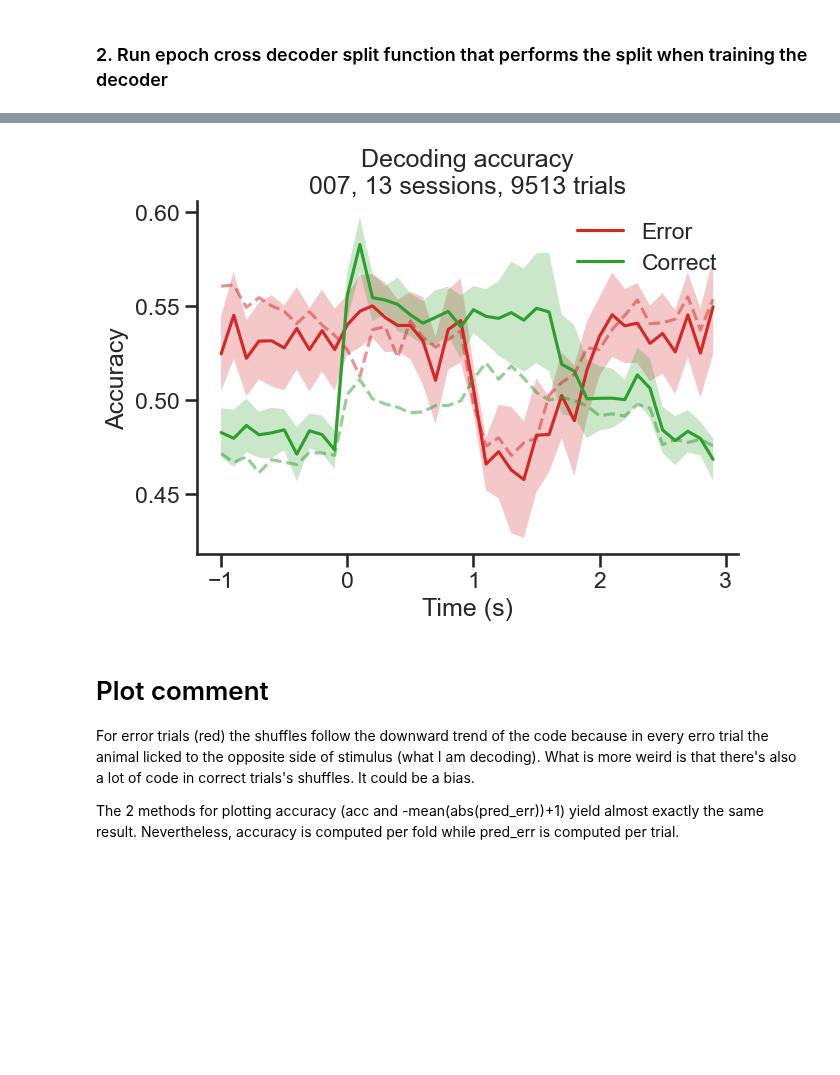
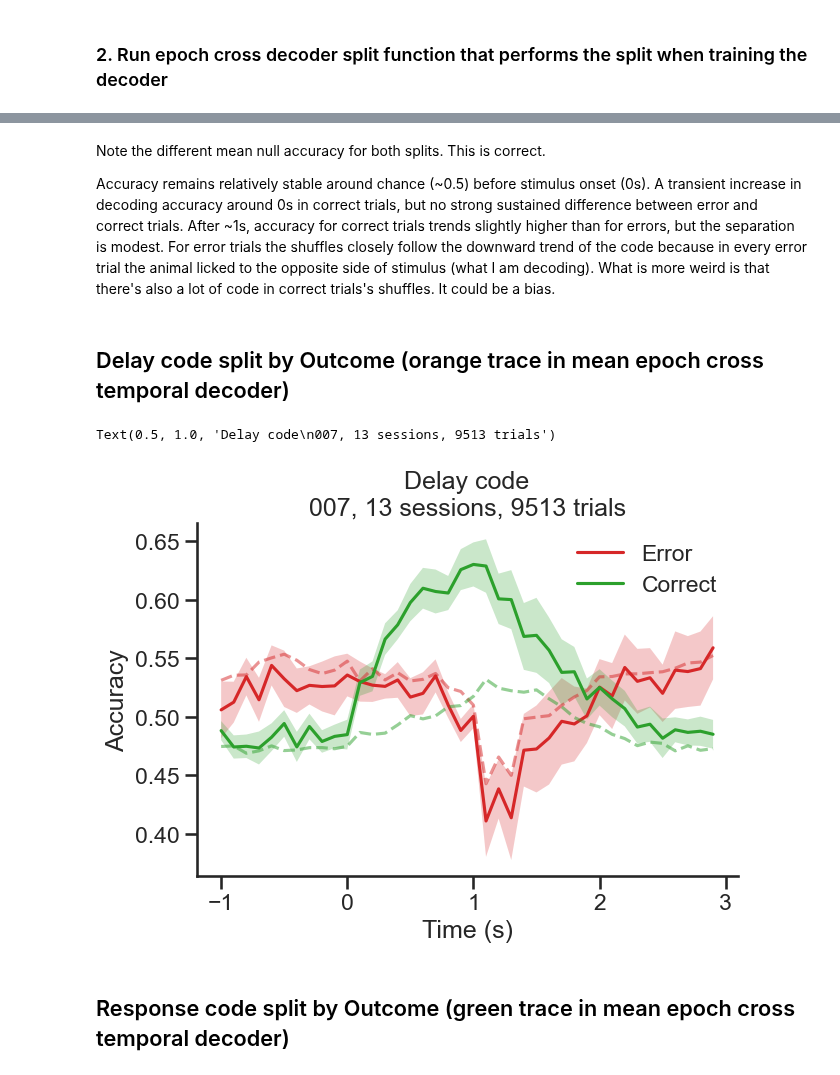
Before and after one commit to 3leni0n/PycharmProjects, a Jupyter notebook: ephys/decoder/notebook.ipynb, the cells around one changed output, grey strips where cells are left out. Saved outputs shown, nothing was run; the diff lists cells and outputs as text; code cells hidden in the pictures; blank space fills up the shorter version.

```diff
--- a/ephys/decoder/notebook.ipynb
+++ b/ephys/decoder/notebook.ipynb
@@ -292,36 +333,28 @@ with open(Path(folder_parent / 'results_mean_epoch_cross_decoder_stim_split_by_H
+# %% [markdown]
+Note the different mean null accuracy for both splits. This is correct.
+
+Accuracy remains relatively stable around chance (~0.5) before stimulus onset (0s). A transient increase in decoding accuracy around 0s in correct trials, but no strong sustained difference between error and correct trials.
+After ~1s, accuracy for correct trials trends slightly higher than for errors, but the separation is modest. For error trials the shuffles closely follow the downward trend of the code because in every error trial the animal licked to the opposite side of stimulus (what I am decoding).
+What is more weird is that there's also a lot of code in correct trials's shuffles. It could be a bias.
+# %% [markdown]
+## Delay code split by Outcome (orange trace in mean epoch cross temporal decoder)
+# %%
+%%time
+# Run mean epoch cross decoder split across sessions
+results_delay = mean_decoder(kind='epoch_split', epoch='delay', split_by='Hit', save=True)
 # %%
 # Load epoch cross decoder split results across sessions
-# with open(Path(folder_parent / 'results_mean_epoch_cross_decoder_delay_split_by_Hit.pkl'), 'rb') as f:
-#     results = pickle.load(f)
+with open(Path(folder_parent / 'results_mean_epoch_cross_decoder_delay_split_by_Hit.pkl'), 'rb') as f:
+    results_delay = pickle.load(f)
-# %%
-# Plot mean accuracy epoch stimulus decoder split by Hit
-acc0_mean = np.nanmean([np.nanmean(results['acc0'][i], axis=0) for i in range(len(results["acc0"]))], axis=0)
-acc0_sem = sem([np.nanmean(results['acc0'][i], axis=0) for i in range(len(results["acc0"]))], axis=0)
-acc_null0_mean = np.nanmean([(np.nanmean(results['acc_null0'][i], axis=(0, 2))) for i in range(len(results['acc_null0']))], axis=0)
-acc1_mean = np.nanmean([np.nanmean(results['acc1'][i], axis=0) for i in range(len(results["acc1"]))], axis=0)
-acc1_sem = sem([np.nanmean(results['acc1'][i], axis=0) for i in range(len(results["acc1"]))], axis=0)
-acc_null1_mean = np.nanmean([(np.nanmean(results['acc_null1'][i], axis=(0, 2))) for i in range(len(results['acc_null1']))], axis=0)
-
-plt.figure(constrained_layout=True)
-plt.plot(results['bins'][:-1], acc0_mean, color='tab:red', label='Error')
-plt.fill_between(results['bins'][:-1], acc0_mean - acc0_sem, acc0_mean + acc0_sem, color='tab:red', edgecolor='none', alpha=0.25)
-plt.plot(results['bins'][:-1], acc1_mean, color='tab:green', label='Correct')
-plt.fill_between(results['bins'][:-1], acc1_mean - acc1_sem, acc1_mean + acc1_sem, color='tab:green', edgecolor='none', alpha=0.25)
-plt.plot(results['bins'][:-1], acc_null0_mean, color='tab:red', alpha=0.5, linestyle='--')
-plt.plot(results['bins'][:-1], acc_null1_mean, color='tab:green', alpha=0.5, linestyle='--')
-
-n_trials = np.sum([results['acc0'][i].shape[0] for i in range(len(results['acc0']))])
-plt.title(f'Decoding accuracy\n'
-          f'{subject}, {len(results_stim["acc"])} sessions, {n_trials} trials')
-plt.xlabel('Time (s)')
-plt.ylabel('Accuracy')
-plt.legend(frameon=False)
-sns.despine()
-# %% [output]
-[figure, removed]
-# %% [markdown]
-# Plot comment
-For error trials (red) the shuffles follow the downward trend of the code because in every erro trial the animal licked to the opposite side of stimulus (what I am decoding).
-What is more weird is that there's also a lot of code in correct trials's shuffles. It could be a bias.
-
-The 2 methods for plotting accuracy (acc and -mean(abs(pred_err))+1) yield almost exactly the same result. Nevertheless, accuracy is computed per fold while pred_err is computed per trial.
+# %%
+# Plot mean epoch cross decoder split results across sessions
+plot_mean_epoch_cross_decoder_split(results_delay, z_null=True)
+n_sessions = len(results_delay['acc'])
+n_trials = np.sum([results_delay['acc'][i][0].shape[0] for i in range(len(results_delay['acc']))])
+plt.title(f'Delay code\n'
+          f'{subject}, {n_sessions} sessions, {n_trials} trials')
+# %% [output]
+Text(0.5, 1.0, 'Delay code\n007, 13 sessions, 9513 trials')
+[figure, added]
+# %% [markdown]
+## Response code split by Outcome (green trace in mean epoch cross temporal decoder)
```
Also changed, not shown: parts of 19 cells of this notebook, 1 other file.
